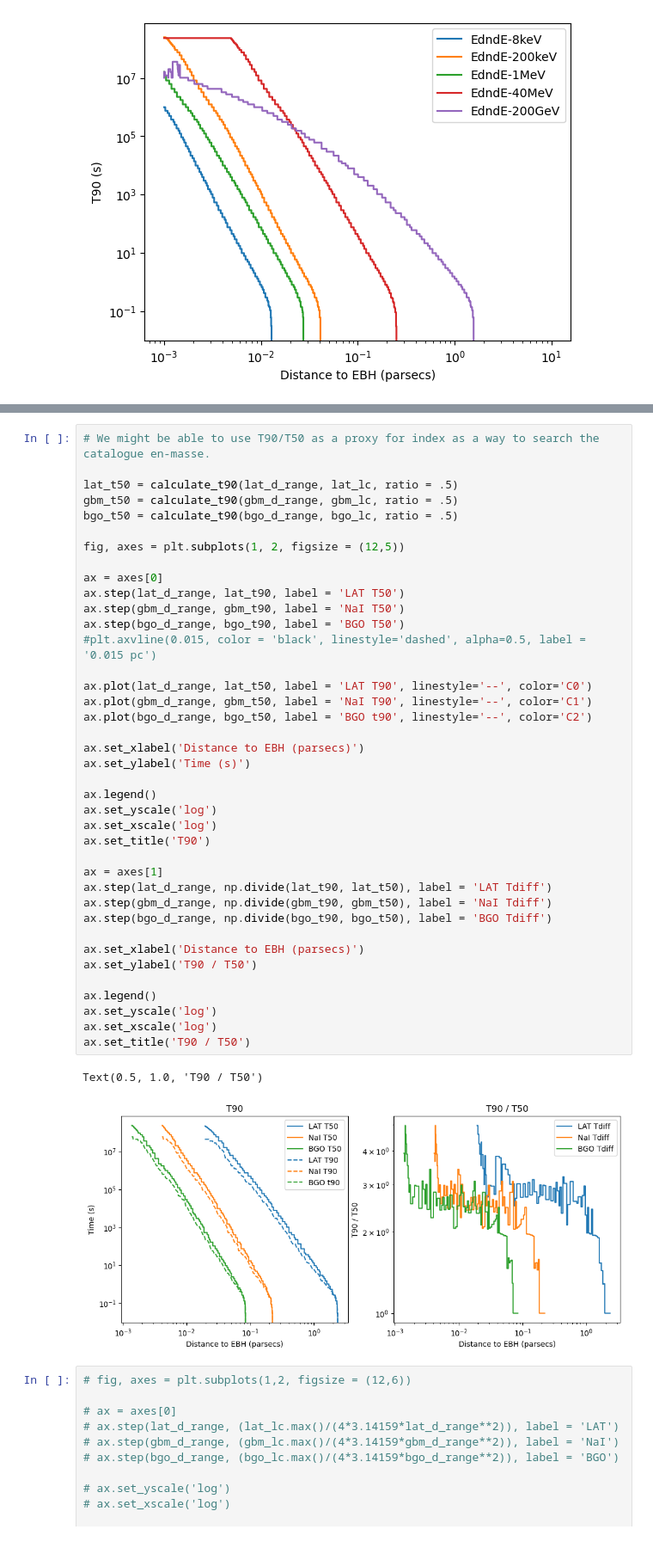
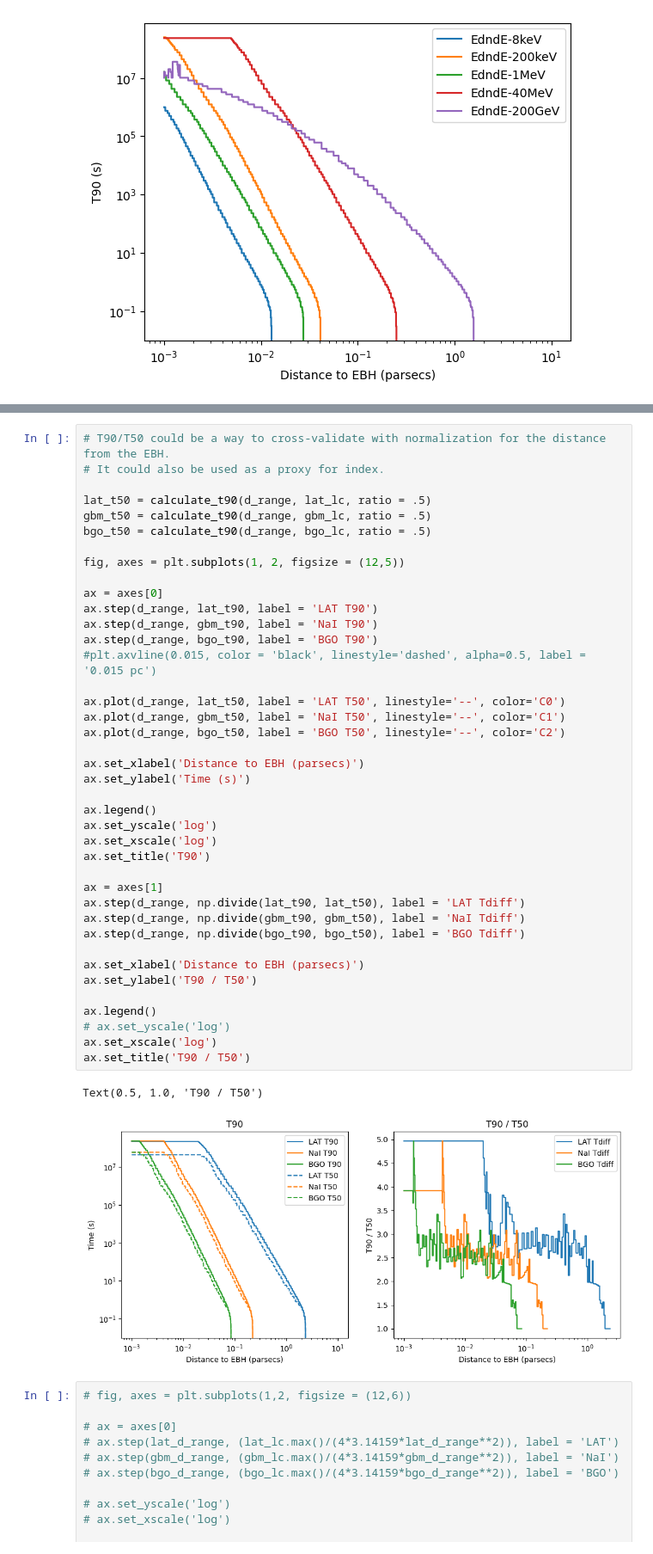
Before and after one commit to xboluna/Research, a Jupyter notebook: BHRad/Modelling/BHawk_Modelling.ipynb, the cells around one changed output, grey strips where cells are left out. Shown at 86% size. Drawn from its saved outputs; the diff is of its cells as text.

```diff
--- a/BHRad/Modelling/BHawk_Modelling.ipynb
+++ b/BHRad/Modelling/BHawk_Modelling.ipynb
@@ -311,45 +340,46 @@ ax.set_xscale('log')
 # %%
-# We might be able to use T90/T50 as a proxy for index as a way to search the catalogue en-masse.
+# T90/T50 could be a way to cross-validate with normalization for the distance from the EBH.
+# It could also be used as a proxy for index.
 
-lat_t50 = calculate_t90(lat_d_range, lat_lc, ratio = .5)
-gbm_t50 = calculate_t90(gbm_d_range, gbm_lc, ratio = .5)
-bgo_t50 = calculate_t90(bgo_d_range, bgo_lc, ratio = .5)
+lat_t50 = calculate_t90(d_range, lat_lc, ratio = .5)
+gbm_t50 = calculate_t90(d_range, gbm_lc, ratio = .5)
+bgo_t50 = calculate_t90(d_range, bgo_lc, ratio = .5)
 
 fig, axes = plt.subplots(1, 2, figsize = (12,5))
 
 ax = axes[0]
-ax.step(lat_d_range, lat_t90, label = 'LAT T50')
-ax.step(gbm_d_range, gbm_t90, label = 'NaI T50')
-ax.step(bgo_d_range, bgo_t90, label = 'BGO T50')
+ax.step(d_range, lat_t90, label = 'LAT T90')
+ax.step(d_range, gbm_t90, label = 'NaI T90')
+ax.step(d_range, bgo_t90, label = 'BGO T90')
 #plt.axvline(0.015, color = 'black', linestyle='dashed', alpha=0.5, label = '0.015 pc')
 
-ax.plot(lat_d_range, lat_t50, label = 'LAT T90', linestyle='--', color='C0')
-ax.plot(gbm_d_range, gbm_t50, label = 'NaI T90', linestyle='--', color='C1')
-ax.plot(bgo_d_range, bgo_t50, label = 'BGO t90', linestyle='--', color='C2')
+ax.plot(d_range, lat_t50, label = 'LAT T50', linestyle='--', color='C0')
+ax.plot(d_range, gbm_t50, label = 'NaI T50', linestyle='--', color='C1')
+ax.plot(d_range, bgo_t50, label = 'BGO T50', linestyle='--', color='C2')
 
 ax.set_xlabel('Distance to EBH (parsecs)')
 ax.set_ylabel('Time (s)')
 
 ax.legend()
 ax.set_yscale('log')
 ax.set_xscale('log')
 ax.set_title('T90')
 
 ax = axes[1]
-ax.step(lat_d_range, np.divide(lat_t90, lat_t50), label = 'LAT Tdiff')
-ax.step(gbm_d_range, np.divide(gbm_t90, gbm_t50), label = 'NaI Tdiff')
-ax.step(bgo_d_range, np.divide(bgo_t90, bgo_t50), label = 'BGO Tdiff')
+ax.step(d_range, np.divide(lat_t90, lat_t50), label = 'LAT Tdiff')
+ax.step(d_range, np.divide(gbm_t90, gbm_t50), label = 'NaI Tdiff')
+ax.step(d_range, np.divide(bgo_t90, bgo_t50), label = 'BGO Tdiff')
 
 ax.set_xlabel('Distance to EBH (parsecs)')
 ax.set_ylabel('T90 / T50')
 
 ax.legend()
-ax.set_yscale('log')
+# ax.set_yscale('log')
 ax.set_xscale('log')
 ax.set_title('T90 / T50')
 # %% [output]
 Text(0.5, 1.0, 'T90 / T50')
-[figure, old version]
+[figure, new version]
 # %%
 # fig, axes = plt.subplots(1,2, figsize = (12,6))
 
```
Also changed, not shown: parts of 3 cells of this notebook, 1 other file.
